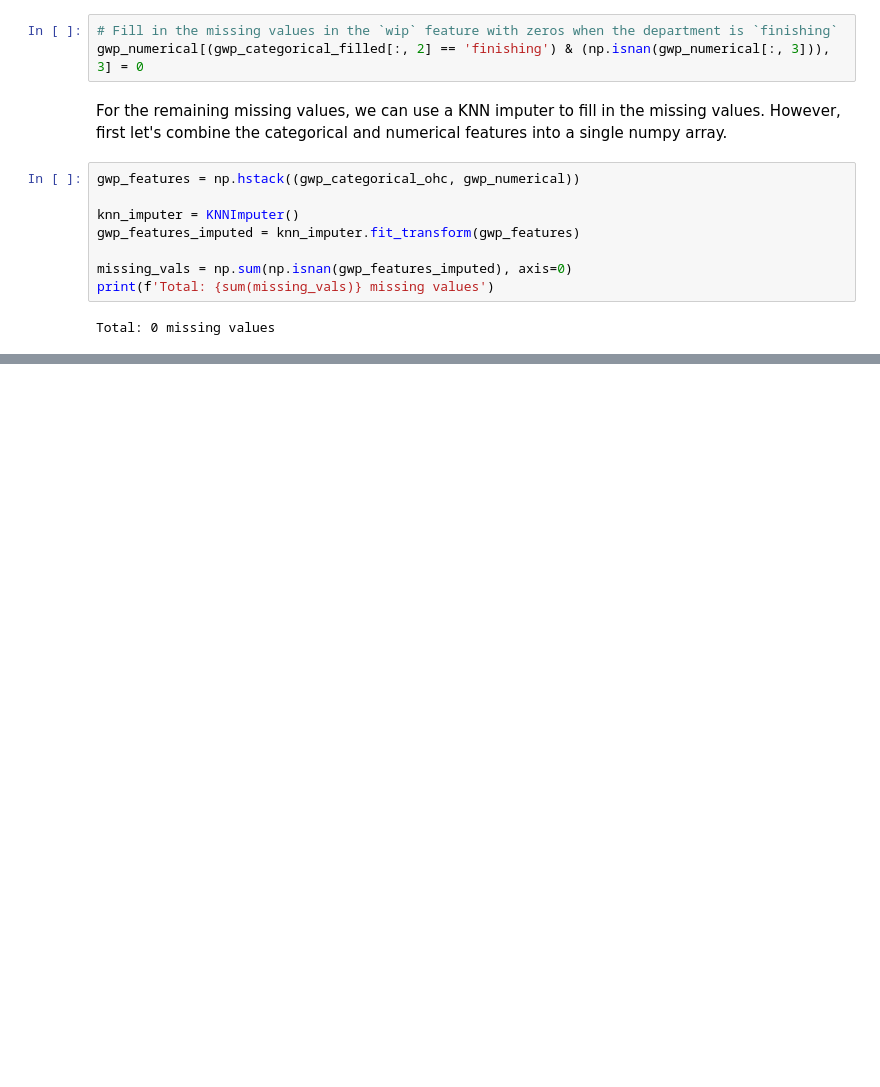
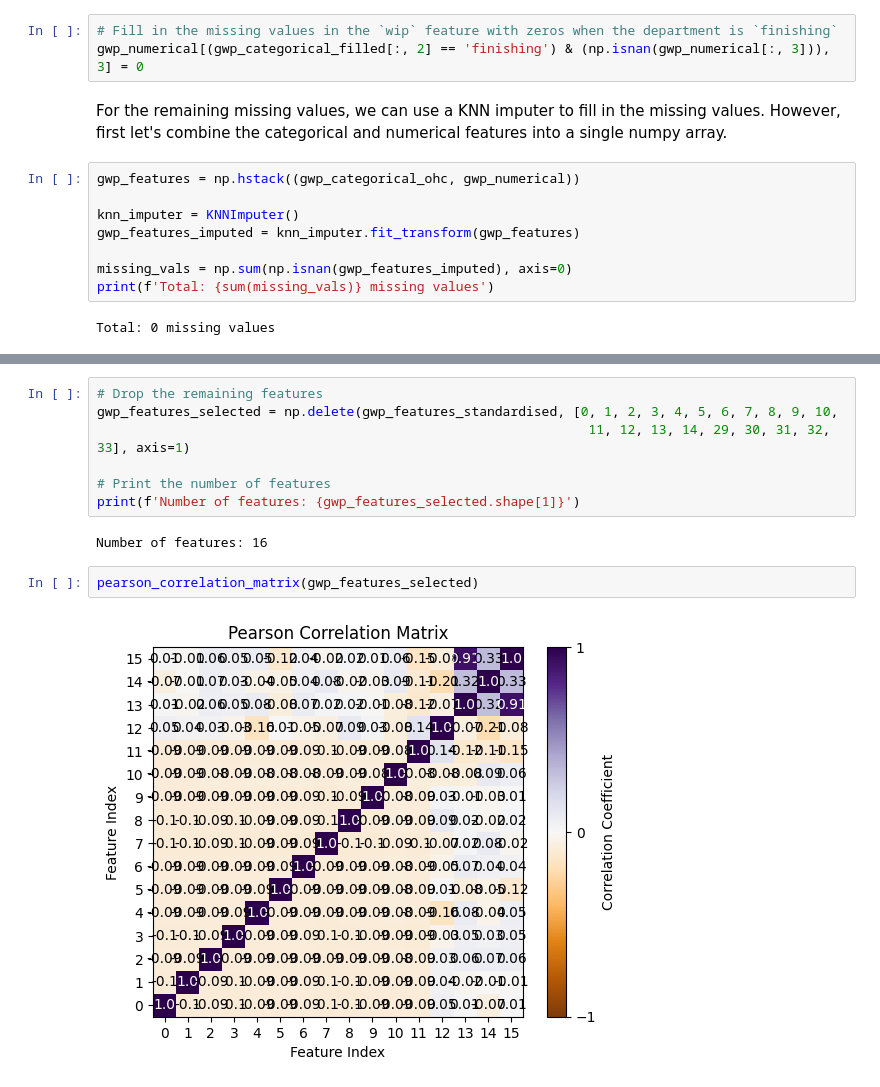
Before and after one commit to camwhite18/ml-classification-regression, a Jupyter notebook: task3_1.ipynb, the cells around one changed output, grey strips where cells are left out. Cells and saved outputs as stored; diff of their text form; blank space fills up the shorter version.

```diff
--- a/task3_1.ipynb
+++ b/task3_1.ipynb
@@ -363,0 +418,13 @@ array([[2.015e+03, 1.000e+00, 1.000e+00, ..., 0.000e+00, 0.000e+00,
+# %%
+# Drop the remaining features
+gwp_features_selected = np.delete(gwp_features_standardised, [0, 1, 2, 3, 4, 5, 6, 7, 8, 9, 10,
+                                                               11, 12, 13, 14, 29, 30, 31, 32, 33], axis=1)
+
+# Print the number of features
+print(f'Number of features: {gwp_features_selected.shape[1]}')
+# %% [output]
+Number of features: 16
+# %%
+pearson_correlation_matrix(gwp_features_selected)
+# %% [output]
+[figure, added]
```
Also changed, not shown: parts of 18 cells of this notebook, 1 other file.
